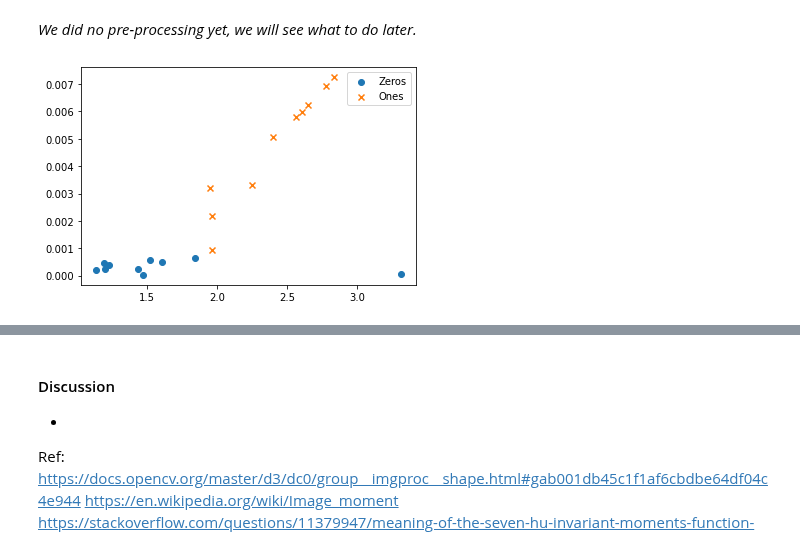
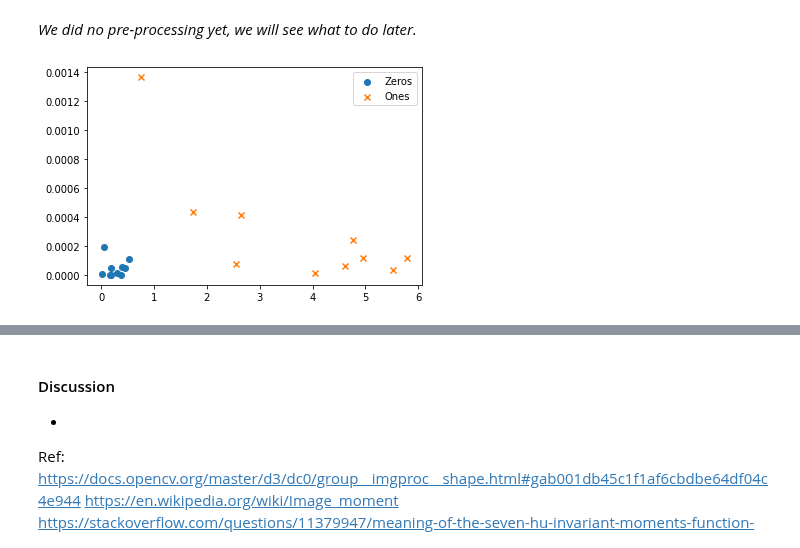
Before and after one commit to Andrea-Oliveri/Image-Processing-Assignements, a Jupyter notebook: Labs/lab_02_object_description.ipynb, the cells around one changed output, grey strips where cells are left out. Saved outputs shown, nothing was run; the diff lists cells and outputs as text; code cells hidden in the pictures.

```diff
--- a/Labs/lab_02_object_description.ipynb
+++ b/Labs/lab_02_object_description.ipynb
@@ -194,31 +288,31 @@ def scale(img, dx, dy):
 # %%
 # Add your implementation and discussion
 # https://www.pyimagesearch.com/2014/10/27/opencv-shape-descriptor-hu-moments-example/
 
 # Hu Moments
 def feature_ext(img,n=2):
     """
     desc: gives the invariant features of an image
     """
     m = cv2.moments(img)
-    return cv2.HuMoments(m).flatten()[:2]
+    return cv2.HuMoments(m).flatten()[1:3]
 
 def plot_regiondesc(coefficients_digits_list,marker_digits_list, label_digits_list):
     for coefficients_digit, marker, label in zip(coefficients_digits_list,
                                                  marker_digits_list, label_digits_list):
         plt.scatter(coefficients_digit[:, 0], coefficients_digit[:, 1],
                     marker = marker, label = label)
 
     plt.legend()
     plt.show()
 
 
 zero_features = np.asarray([feature_ext(img) for img in zeros_im])
 one_features = np.asarray([feature_ext(img) for img in ones_im])
 sample = np.concatenate((zero_features,one_features))
 zero_features /= np.mean(sample)
 one_features /= np.mean(sample)
 
 plot_regiondesc([zero_features,one_features],['o', 'x'], ["Zeros", "Ones"])
 # %% [output]
-[figure, old version]
+[figure, new version]
```
Also changed, not shown: parts of 14 cells of this notebook.
